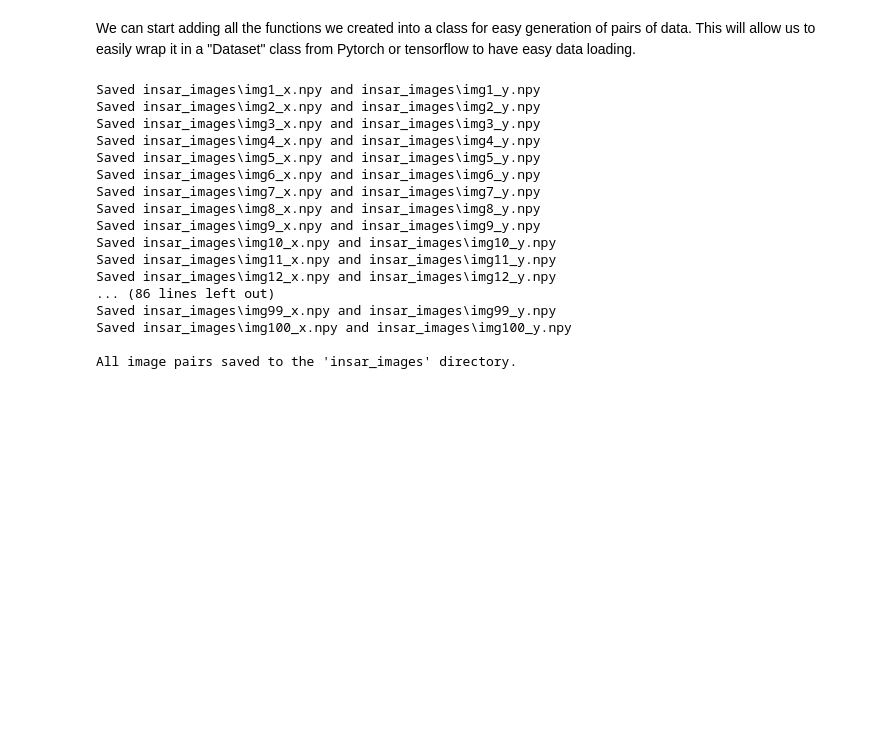
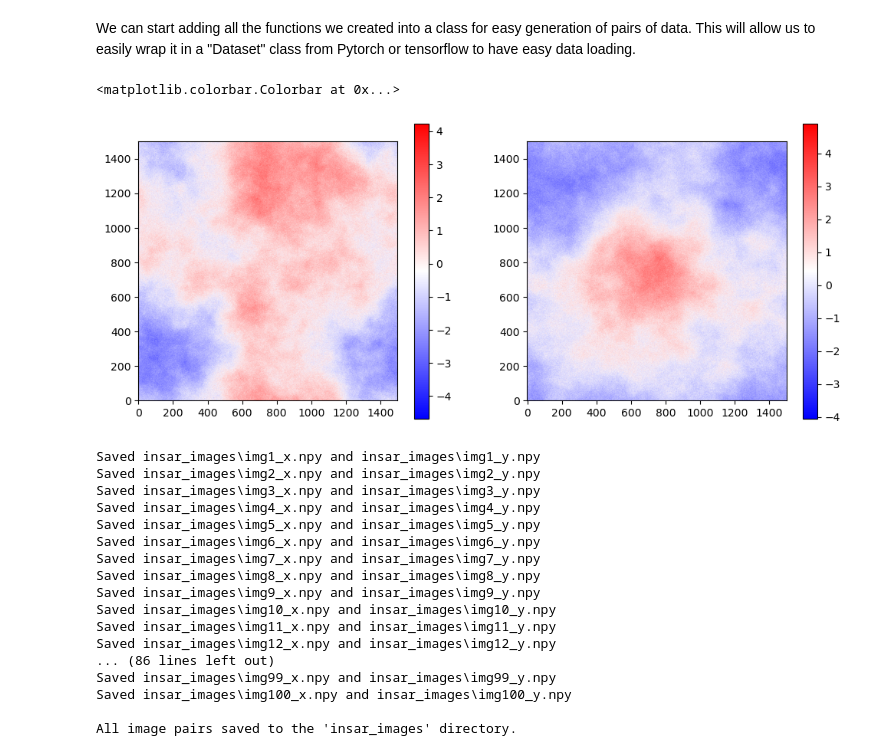
Before and after one commit to Mannvika/KyodaiNaturalResourceLab, a Jupyter notebook: InSARNoise.ipynb, the cells around one changed output. Saved outputs shown, nothing was run; the diff lists cells and outputs as text; code cells hidden in the pictures; blank space fills up the shorter version.

```diff
--- a/InSARNoise.ipynb
+++ b/InSARNoise.ipynb
@@ -336,9 +344,22 @@ class InSARDataGenerator:
         # Return a pair of noisy images based on the same displacement (same day)
         day = self.times[index]
         clean = self.get_displacement(day)
-        noisy_1 = clean + self._generate_tropospheric_noise() + self._generate_uncorrelated_noise() + self._generate_topographic_dem_noise()
-        noisy_2 = clean + self._generate_tropospheric_noise() + self._generate_uncorrelated_noise() + self._generate_topographic_dem_noise()
+        noisy_1 = clean + self._generate_tropospheric_noise() + self._generate_uncorrelated_noise() #+ self._generate_topographic_dem_noise()
+        noisy_2 = clean + self._generate_tropospheric_noise() + self._generate_uncorrelated_noise() #+ self._generate_topographic_dem_noise()
         return noisy_1, noisy_2
+# %%
+ds = InSARDataGenerator(model='log', interval_days=14.7)
+
+x, y = ds[0]
+fig, axes = plt.subplots(1, 2, figsize=(12, 5))
+
+im1 = axes[0].imshow(x, cmap='bwr', origin='lower')
+plt.colorbar(im1, ax=axes[0])
+im2 = axes[1].imshow(y, cmap='bwr', origin='lower')
+plt.colorbar(im2, ax=axes[1])
+# %% [output]
+<matplotlib.colorbar.Colorbar at 0x...>
+[figure, added]
 # %%
 '''
 import os
```
Also changed, not shown: parts of 2 cells of this notebook.
